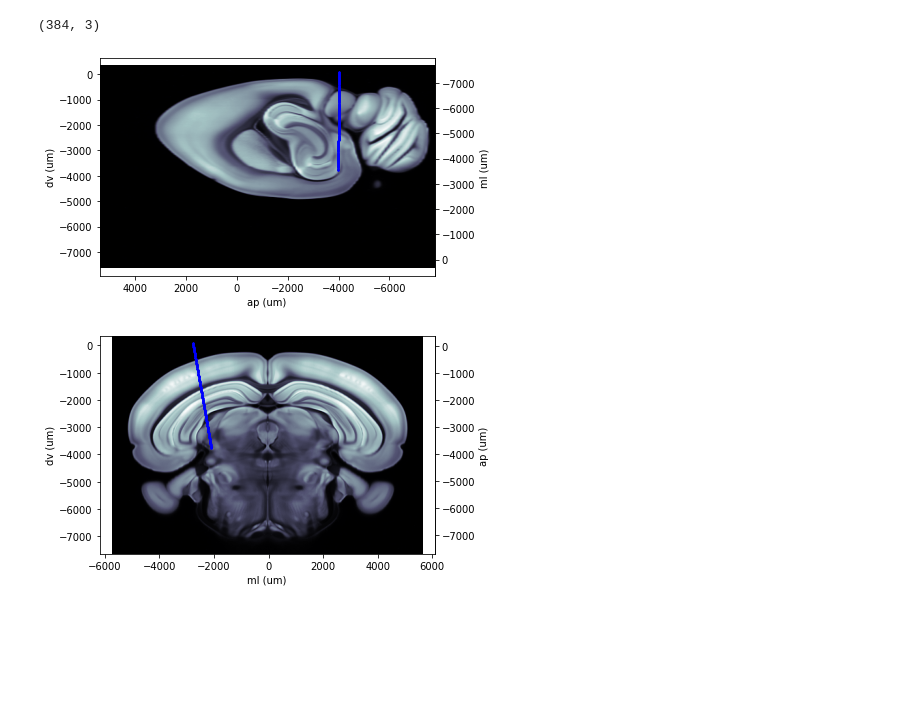
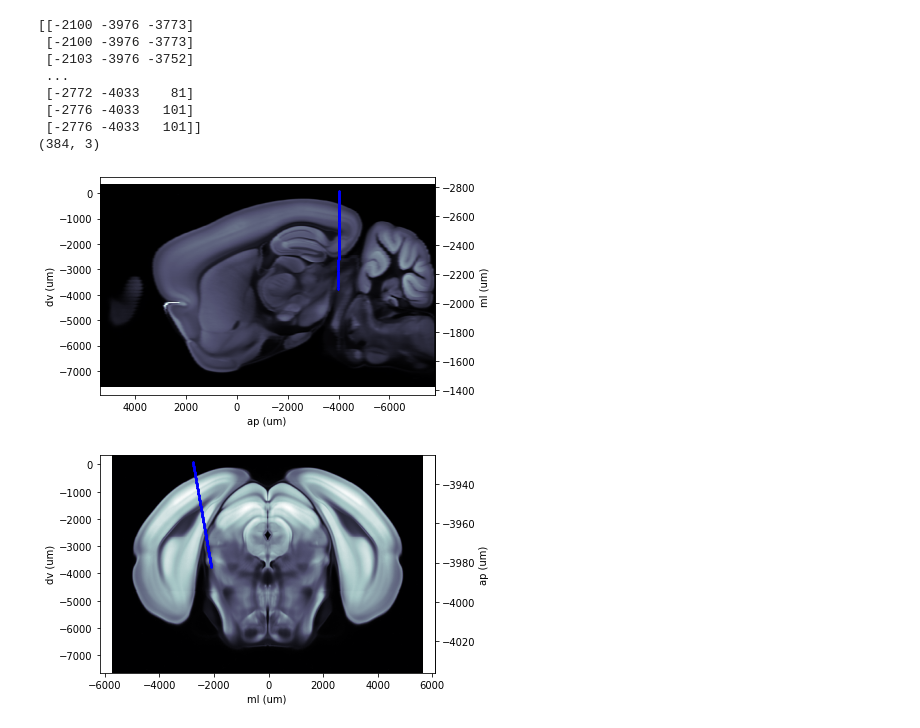
Before and after one commit to mariakesa/CommunicationSubspaces, a Jupyter notebook: PlotProbeInsertions.ipynb, the cells around one changed output. Saved outputs shown, nothing was run; the diff lists cells and outputs as text; code cells hidden in the pictures; blank space fills up the shorter version.

```diff
--- a/PlotProbeInsertions.ipynb
+++ b/PlotProbeInsertions.ipynb
@@ -1,24 +1,32 @@
 # %%
 import ibllib.atlas.plots
 
 #help(ibllib.atlas.atlas)
 
 from ibllib.atlas import atlas as at
 from one.api import ONE
 import numpy as np
 
 atlas=at.AllenAtlas()
 
 one = ONE(base_url='https://openalyx.internationalbrainlab.org', password='international', silent=True)
 eid = '58b1e920-cfc8-467e-b28b-7654a55d0977'
 mlapdv = one.load_dataset(eid, 'alf/probe00/pykilosort/channels.mlapdv.npy')
-xyz=np.c_[mlapdv[0].astype(np.float64) / 1e6, mlapdv[1].astype(np.float64) / 1e6, mlapdv[2].astype(np.float64) / 1e6]
+print(mlapdv)
+xyz=np.c_[mlapdv[:,0].astype(np.float64) / 1e6, mlapdv[:,1].astype(np.float64) / 1e6, mlapdv[:,2].astype(np.float64) / 1e6]
 plt=atlas.plot_tilted_slice(xyz,0)
 plt.scatter(mlapdv[:,1],mlapdv[:,2],c='b',s=1)
 plt=atlas.plot_tilted_slice(xyz,1)
 plt.scatter(mlapdv[:,0],mlapdv[:,2],c='b',s=1)
 print(mlapdv.shape)
 # %% [output]
+[[-2100 -3976 -3773]
+ [-2100 -3976 -3773]
+ [-2103 -3976 -3752]
+ ...
+ [-2772 -4033    81]
+ [-2776 -4033   101]
+ [-2776 -4033   101]]
 (384, 3)
-[figure, old version]
+[figure, new version]
-[figure, old version]
+[figure, new version]
```
Also changed, not shown: parts of 3 cells of this notebook.
